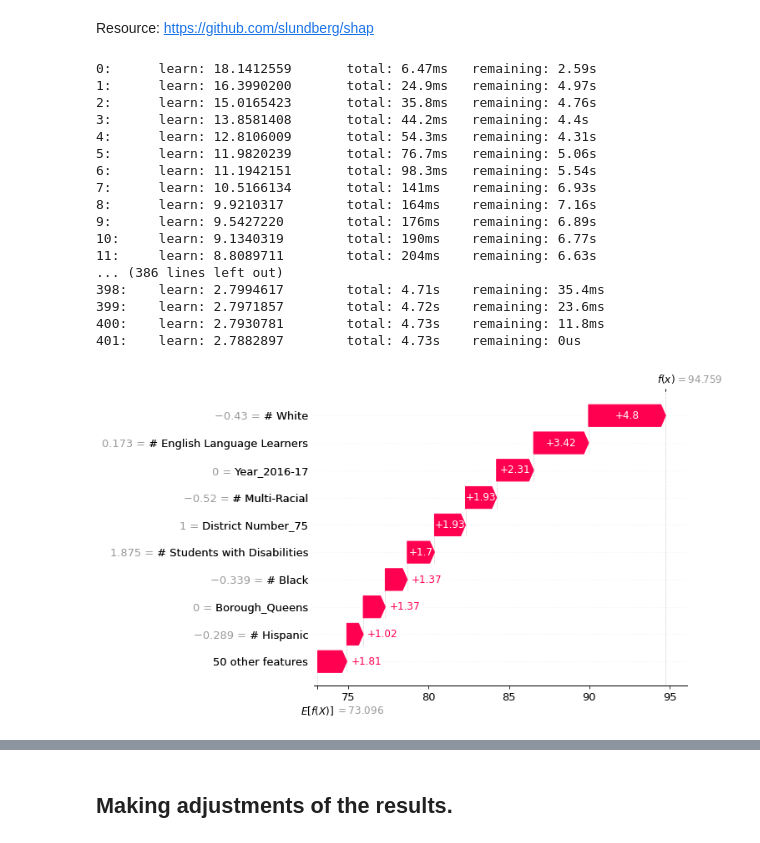
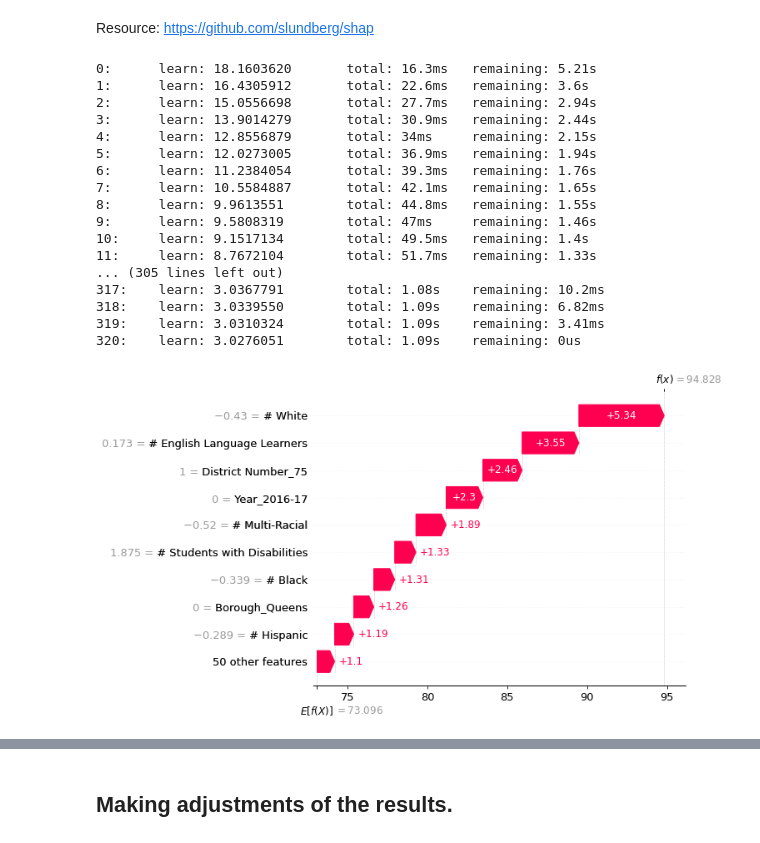
Before and after one commit to taehyun53/NYC-Yearly-High-School-Economic-Need, a Jupyter notebook: NewYorkCity_Education/notebook/Preprocessing and Modeling.ipynb, the cells around one changed output, grey strips where cells are left out. Drawn from its saved outputs; the diff is of its cells as text; code cells hidden in the pictures.

```diff
--- a/NewYorkCity_Education/notebook/Preprocessing and Modeling.ipynb
+++ b/NewYorkCity_Education/notebook/Preprocessing and Modeling.ipynb
@@ -663,0 +852,14 @@ final_df_x_test = pd.concat([encoded_x_test,x_test_scaled],axis=1)
+# %%
+from sklearn.preprocessing import StandardScaler
+def standard_scaling():
+    column_insert = x_train.loc[:,:'High School'].columns
+    sc = StandardScaler()
+    x_train_scaled_sc = pd.DataFrame(sc.fit_transform(x_train.loc[:,:'High School']),columns = column_insert)
+    x_test_scaled_sc = pd.DataFrame(sc.fit_transform(x_test.loc[:,:'High School']),columns = column_insert)
+    x_val_scaled_sc = pd.DataFrame(sc.fit_transform(x_val.loc[:,:'High School']),columns=column_insert)
+    return x_train_scaled_sc,x_test_scaled_sc,x_val_scaled_sc
+
+x_train_scaled_sc, x_test_scaled_sc, x_val_scaled_sc = standard_scaling()
+print(x_train_scaled_sc.shape)
+print(x_test_scaled_sc.shape)
+print(x_val_scaled_sc.shape)
@@ -663,0 +872,15 @@ final_df_x_test = pd.concat([encoded_x_test,x_test_scaled],axis=1)
+# %%
+from sklearn.preprocessing import RobustScaler
+def robust_scaling():
+    column_insert = x_train.loc[:,:'High School'].columns
+    rc = RobustScaler()
+    x_train_scaled_rc = pd.DataFrame(rc.fit_transform(x_train.loc[:,:'High School']),columns = column_insert)
+    x_test_scaled_rc = pd.DataFrame(rc.fit_transform(x_test.loc[:,:'High School']),columns = column_insert)
+    x_val_scaled_rc = pd.DataFrame(rc.fit_transform(x_val.loc[:,:'High School']),columns=column_insert)
+    return x_train_scaled_rc,x_test_scaled_rc,x_val_scaled_rc
+
+x_train_scaled_rc,x_test_scaled_rc,x_val_scaled_rc = robust_scaling()
+
+print(x_train_scaled_rc.shape)
+print(x_test_scaled_rc.shape)
+print(x_val_scaled_rc.shape)
@@ -663,0 +895,4 @@ final_df_x_test = pd.concat([encoded_x_test,x_test_scaled],axis=1)
+# %%
+final_df_x_train_sc = pd.concat([encoded_x_train, x_train_scaled_sc],axis=1)
+final_df_x_val_sc = pd.concat([encoded_x_val, x_val_scaled_sc],axis=1)
+final_df_x_test_sc = pd.concat([encoded_x_test, x_test_scaled_sc],axis=1)
@@ -664 +901,5 @@ final_df_x_test = pd.concat([encoded_x_test,x_test_scaled],axis=1)
+# %%
+final_df_x_train_rc = pd.concat([encoded_x_train, x_train_scaled_rc],axis=1)
+final_df_x_val_rc = pd.concat([encoded_x_val, x_val_scaled_rc],axis=1)
+final_df_x_test_rc = pd.concat([encoded_x_test, x_test_scaled_rc],axis=1)
 # %% [markdown]
@@ -935,32 +1417,32 @@ Resource: https://github.com/slundberg/shap
 # %%
 import shap
 
-cat = CatBoostRegressor(learning_rate= 0.1596297433219325, n_estimators= 402, depth= 6, l2_leaf_reg= 8)
-cat.fit(final_df_x_train, y_train)
+cat = CatBoostRegressor(learning_rate= 0.15815201490651834, n_estimators= 321, depth= 6, l2_leaf_reg= 8)
+cat.fit(final_df_x_train_sc, y_train)
 
 explainer = shap.Explainer(cat)
-shap_values = explainer(final_df_x_train)
+shap_values = explainer(final_df_x_train_sc)
 
 shap.plots.waterfall(shap_values[0])
 # %% [output]
-0:      learn: 18.1412559       total: 6.47ms   remaining: 2.59s
-1:      learn: 16.3990200       total: 24.9ms   remaining: 4.97s
-2:      learn: 15.0165423       total: 35.8ms   remaining: 4.76s
-3:      learn: 13.8581408       total: 44.2ms   remaining: 4.4s
-4:      learn: 12.8106009       total: 54.3ms   remaining: 4.31s
-5:      learn: 11.9820239       total: 76.7ms   remaining: 5.06s
-6:      learn: 11.1942151       total: 98.3ms   remaining: 5.54s
-7:      learn: 10.5166134       total: 141ms    remaining: 6.93s
-8:      learn: 9.9210317        total: 164ms    remaining: 7.16s
-9:      learn: 9.5427220        total: 176ms    remaining: 6.89s
-10:     learn: 9.1340319        total: 190ms    remaining: 6.77s
-11:     learn: 8.8089711        total: 204ms    remaining: 6.63s
-... (386 lines left out)
-398:    learn: 2.7994617        total: 4.71s    remaining: 35.4ms
-399:    learn: 2.7971857        total: 4.72s    remaining: 23.6ms
-400:    learn: 2.7930781        total: 4.73s    remaining: 11.8ms
-401:    learn: 2.7882897        total: 4.73s    remaining: 0us
+0:      learn: 18.1603620       total: 16.3ms   remaining: 5.21s
+1:      learn: 16.4305912       total: 22.6ms   remaining: 3.6s
+2:      learn: 15.0556698       total: 27.7ms   remaining: 2.94s
+3:      learn: 13.9014279       total: 30.9ms   remaining: 2.44s
+4:      learn: 12.8556879       total: 34ms     remaining: 2.15s
+5:      learn: 12.0273005       total: 36.9ms   remaining: 1.94s
+6:      learn: 11.2384054       total: 39.3ms   remaining: 1.76s
+7:      learn: 10.5584887       total: 42.1ms   remaining: 1.65s
+8:      learn: 9.9613551        total: 44.8ms   remaining: 1.55s
+9:      learn: 9.5808319        total: 47ms     remaining: 1.46s
+10:     learn: 9.1517134        total: 49.5ms   remaining: 1.4s
+11:     learn: 8.7672104        total: 51.7ms   remaining: 1.33s
+... (305 lines left out)
+317:    learn: 3.0367791        total: 1.08s    remaining: 10.2ms
+318:    learn: 3.0339550        total: 1.09s    remaining: 6.82ms
+319:    learn: 3.0310324        total: 1.09s    remaining: 3.41ms
+320:    learn: 3.0276051        total: 1.09s    remaining: 0us
-[figure, old version]
+[figure, new version]
 # %%
 shap.plots.scatter(shap_values[:,'# White'], color=shap_values)
 plt.savefig('/users/taehyun/Dropbox/Springboard/NYC_Capstone_project/NewYorkCity_Education/image/SHAP_bar.jpeg',bbox_inches='tight')
```
Also changed, not shown: parts of 79 cells of this notebook, 6 other files.
